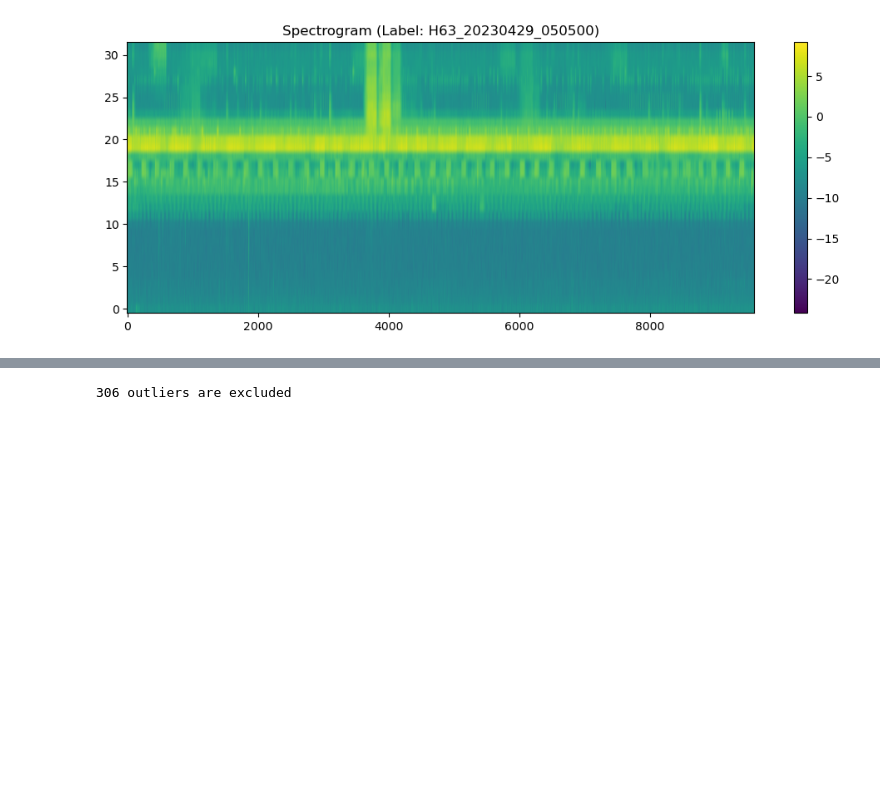
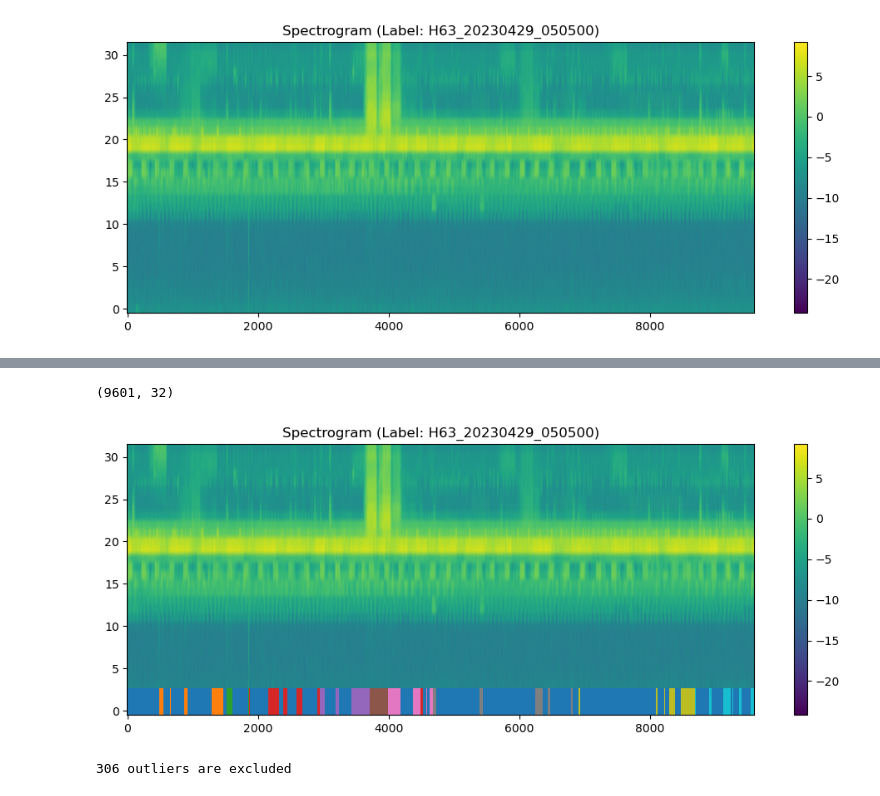
Before and after one commit to quercia-dev/birdclef2025, a Jupyter notebook: 01_Exploratory.ipynb, the cells around one changed output, grey strips where cells are left out. Saved outputs shown, nothing was run; the diff lists cells and outputs as text; code cells hidden in the pictures; blank space fills up the shorter version.

```diff
--- a/01_Exploratory.ipynb
+++ b/01_Exploratory.ipynb
@@ -342,3 +388,16 @@ spectrogram(scape, 12, cl)
+# %%
+index = 12
+
+waveform_scape, label_scape = scape[index]
+df_scape = pd.DataFrame(waveform_scape.squeeze(0).detach().numpy()).T
+smoothed_df_scape = pd.DataFrame(scipy.ndimage.median_filter(df_scape, size=(20, 1)))
+print(df_scape.shape)
+
+cl_scape = run_clustering(smoothed_df_scape, 'dbscan', eps=2.05, min_samples=1)
+spectrogram(scape, index, cl_scape)
+# %% [output]
+(9601, 32)
+[figure, added]
 # %%
 # remove rows where any column has a value which is an outlier by >3 STD over the column
 k = 4
```
Also changed, not shown: parts of 9 cells of this notebook.
